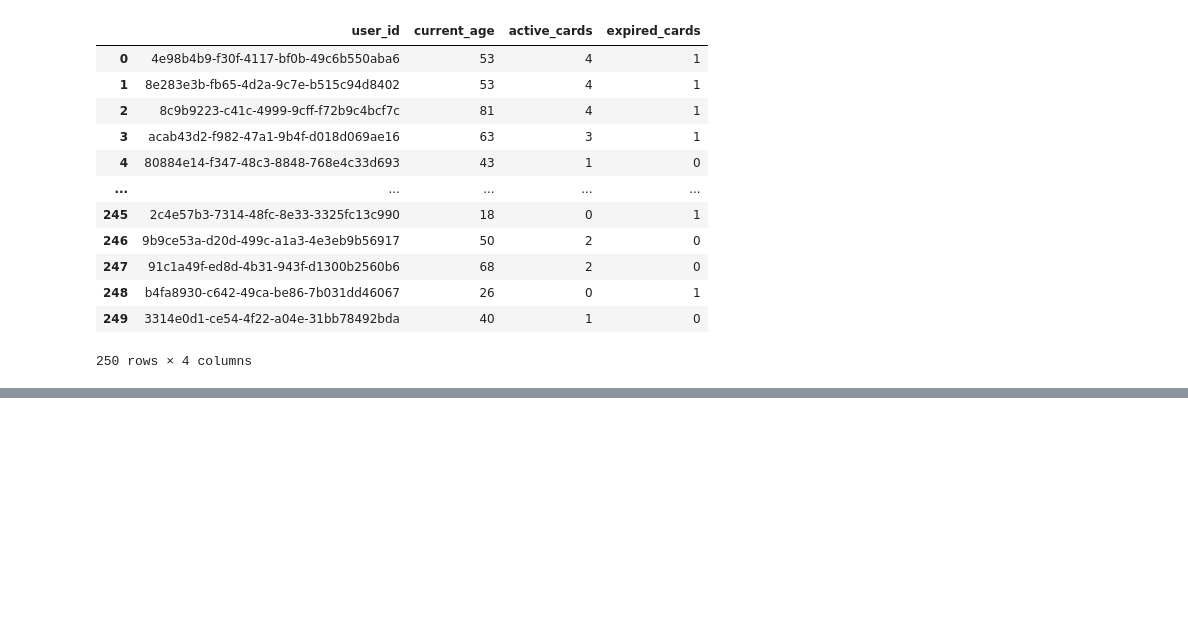
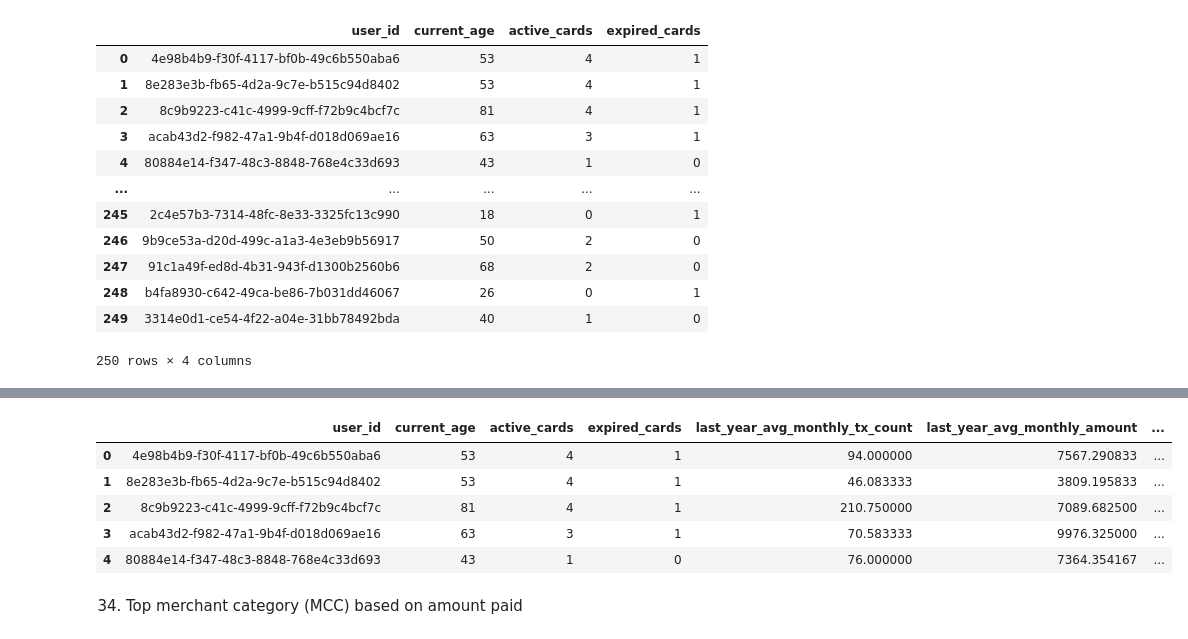
Before and after one commit to QuartzQw/Data_Cleansing, a Jupyter notebook: Lab 4_ Data cleansing and preparation.ipynb, the cells around one changed output, grey strips where cells are left out. Drawn from its saved outputs; the diff is of its cells as text; code cells hidden in the pictures; blank space fills up the shorter version.

```diff
--- a/Lab 4_ Data cleansing and preparation.ipynb
+++ b/Lab 4_ Data cleansing and preparation.ipynb
@@ -245,0 +348,25 @@ user_prof
+# %%
+# these result aren't the same as Sample output (because dropping error transactions)
+cd_tst_temp = cd_tst[cd_tst.errors.isna()]
+
+# find Top merchant category, counting on specified mcc of any user id
+tempDf = cd_tst_temp.pivot_table(index = "user_id",columns = "mcc", values = "amount", aggfunc = "count").reset_index()
+#tempDf["top_mcc_by_tx_count_times"] = tempDf.drop(columns=tempDf.columns[0]).max(axis = 1)
+tempDf["mcc"] = tempDf.drop(columns=[tempDf.columns[0],tempDf.columns[-1]]).idxmax(axis =1)
+
+# merging and renaming columns
+tempDf = pd.merge(tempDf[["user_id","mcc"]], mc_code[["mcc", "edited_description"]], on = "mcc", how = "left")
+tempDf = tempDf.rename(columns = {"mcc":"top_mcc_by_tx_count","edited_description":"top_mcc_by_tx_count_desc"})
+user_prof = pd.merge(user_prof, tempDf, on="user_id", how = "left")
+# %%
+# testing with samples
+user_prof[user_prof["user_id"].isin(exList)]
+# %% [output]
+|  | user_id | current_age | active_cards | expired_cards | last_year_avg_monthly_tx_count | last_year_avg_monthly_amount | ... |
+| 0 | 4e98b4b9-f30f-4117-bf0b-49c6b550aba6 | 53 | 4 | 1 | 94.000000 | 7567.290833 | ... |
+| 1 | 8e283e3b-fb65-4d2a-9c7e-b515c94d8402 | 53 | 4 | 1 | 46.083333 | 3809.195833 | ... |
+| 2 | 8c9b9223-c41c-4999-9cff-f72b9c4bcf7c | 81 | 4 | 1 | 210.750000 | 7089.682500 | ... |
+| 3 | acab43d2-f982-47a1-9b4f-d018d069ae16 | 63 | 3 | 1 | 70.583333 | 9976.325000 | ... |
+| 4 | 80884e14-f347-48c3-8848-768e4c33d693 | 43 | 1 | 0 | 76.000000 | 7364.354167 | ... |
+# %% [markdown]
+34. Top merchant category (MCC) based on amount paid
```
Also changed, not shown: parts of 24 cells of this notebook.
